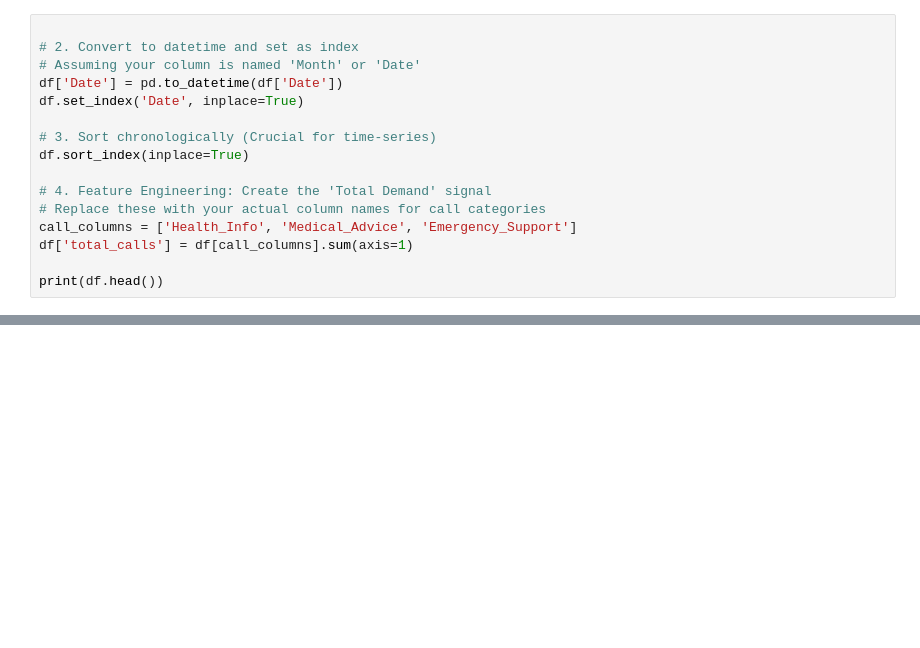
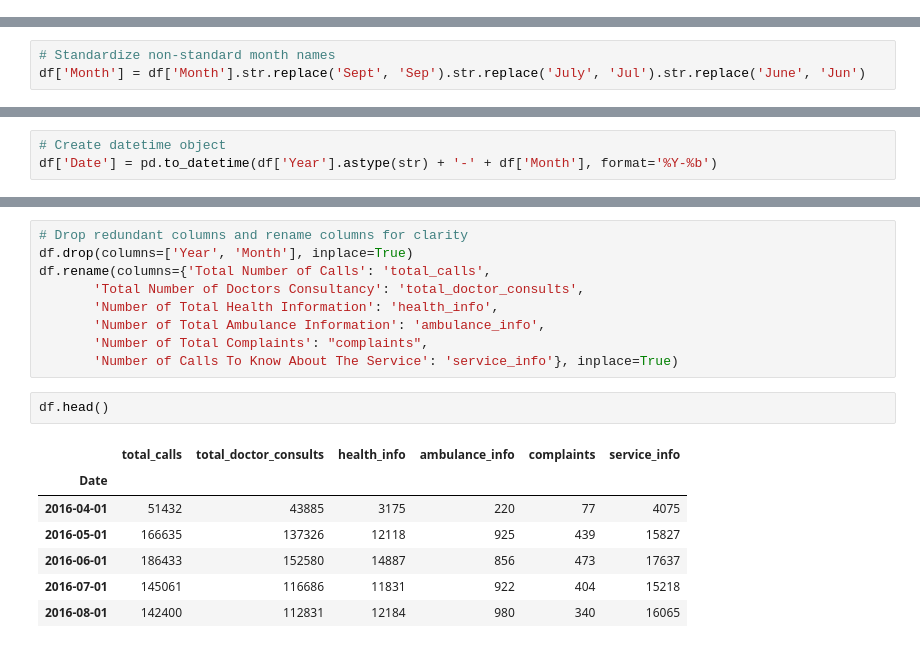
Before and after one commit to amschiltz/healthcare-surge-strain, a Jupyter notebook: notebooks/0.1-ams-initial-exploration.ipynb, the cells around one changed output, grey strips where cells are left out. Saved outputs shown, nothing was run; the diff lists cells and outputs as text; blank space fills up the shorter version.

```diff
--- a/notebooks/0.1-ams-initial-exploration.ipynb
+++ b/notebooks/0.1-ams-initial-exploration.ipynb
@@ -11,16 +11,0 @@ FileNotFoundError: [Errno 2] No such file or directory: 'healthcare-surge-strain
-# %%
-
-# 2. Convert to datetime and set as index
-# Assuming your column is named 'Month' or 'Date'
-df['Date'] = pd.to_datetime(df['Date'])
-df.set_index('Date', inplace=True)
-
-# 3. Sort chronologically (Crucial for time-series)
-df.sort_index(inplace=True)
-
-# 4. Feature Engineering: Create the 'Total Demand' signal
-# Replace these with your actual column names for call categories
-call_columns = ['Health_Info', 'Medical_Advice', 'Emergency_Support']
-df['total_calls'] = df[call_columns].sum(axis=1)
-
-print(df.head())
@@ -26,0 +58,3 @@ print(df.head())
+# %%
+# Standardize non-standard month names
+df['Month'] = df['Month'].str.replace('Sept', 'Sep').str.replace('July', 'Jul').str.replace('June', 'Jun')
@@ -26,0 +66,3 @@ print(df.head())
+# %%
+# Create datetime object
+df['Date'] = pd.to_datetime(df['Year'].astype(str) + '-' + df['Month'], format='%Y-%b')
@@ -26,0 +82,19 @@ print(df.head())
+# %%
+# Drop redundant columns and rename columns for clarity
+df.drop(columns=['Year', 'Month'], inplace=True)
+df.rename(columns={'Total Number of Calls': 'total_calls',
+       'Total Number of Doctors Consultancy': 'total_doctor_consults',
+       'Number of Total Health Information': 'health_info',
+       'Number of Total Ambulance Information': 'ambulance_info',
+       'Number of Total Complaints': "complaints",
+       'Number of Calls To Know About The Service': 'service_info'}, inplace=True)
+# %%
+df.head()
+# %% [output]
+|  | total_calls | total_doctor_consults | health_info | ambulance_info | complaints | service_info |
+| Date |  |  |  |  |  |  |
+| 2016-04-01 | 51432 | 43885 | 3175 | 220 | 77 | 4075 |
+| 2016-05-01 | 166635 | 137326 | 12118 | 925 | 439 | 15827 |
+| 2016-06-01 | 186433 | 152580 | 14887 | 856 | 473 | 17637 |
+| 2016-07-01 | 145061 | 116686 | 11831 | 922 | 404 | 15218 |
+| 2016-08-01 | 142400 | 112831 | 12184 | 980 | 340 | 16065 |
```
Also changed, not shown: parts of 31 cells of this notebook.
